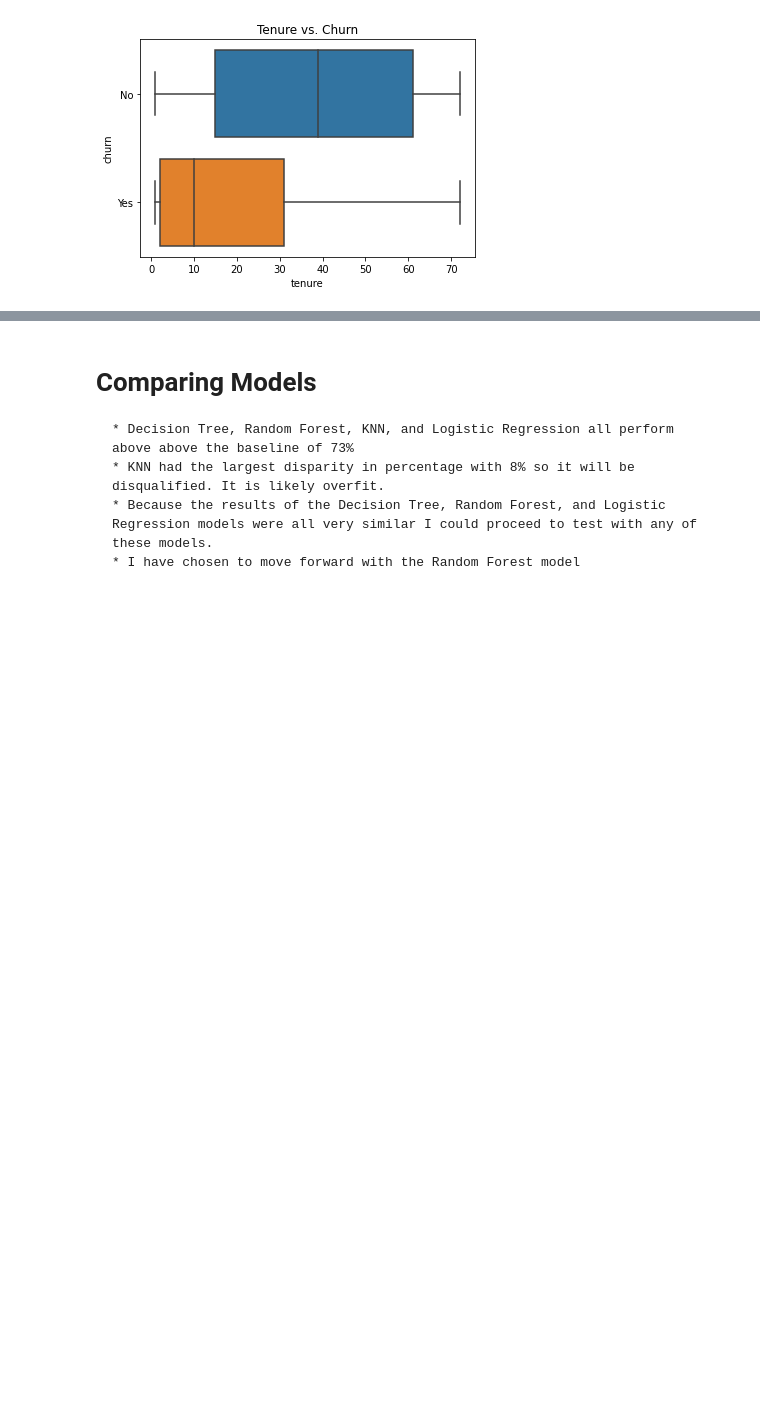
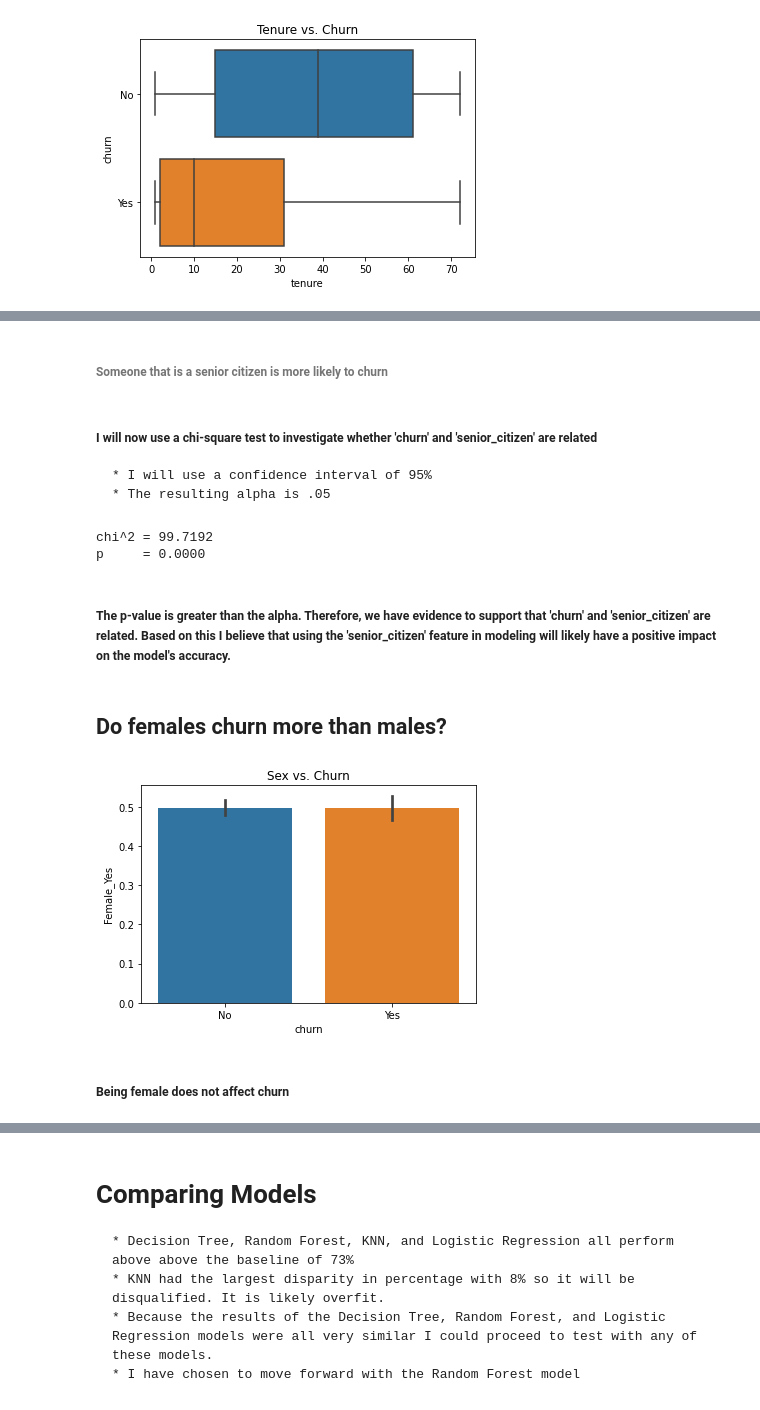
Before and after one commit to BurtonBarnes/Classification-Project, a Jupyter notebook: final_report.ipynb, the cells around one changed output, grey strips where cells are left out. Drawn from its saved outputs; the diff is of its cells as text; code cells hidden in the pictures; blank space fills up the shorter version.

```diff
--- a/final_report.ipynb
+++ b/final_report.ipynb
@@ -124,3 +158,26 @@ p.get_senior_citizen(train)
+# %% [markdown]
+###### Someone that is a senior citizen is more likely to churn
+# %% [markdown]
+##### I will now use a chi-square test to investigate whether 'churn' and 'senior_citizen' are related
+    * I will use a confidence interval of 95%
+    * The resulting alpha is .05
+# %%
+#get chi-square results
+p.get_chi_senior_citizen(train)
+# %% [output]
+chi^2 = 99.7192
+p     = 0.0000
+# %% [markdown]
+##### The p-value is greater than the alpha. Therefore, we have evidence to support that 'churn' and 'senior_citizen' are related. Based on this I believe that using the 'senior_citizen' feature in modeling will likely have a positive impact on the model's accuracy.
+# %% [markdown]
+## Do females churn more than males?
+# %%
+#show bar chart
+p.compare_sex(train)
+# %% [output]
+[figure, added]
+# %% [markdown]
+##### Being female does not affect churn
 # %% [markdown]
 # Exploration Summary
     * "Senior Citizen" was found to be a driver of "churn"
```
Also changed, not shown: parts of 54 cells of this notebook.
